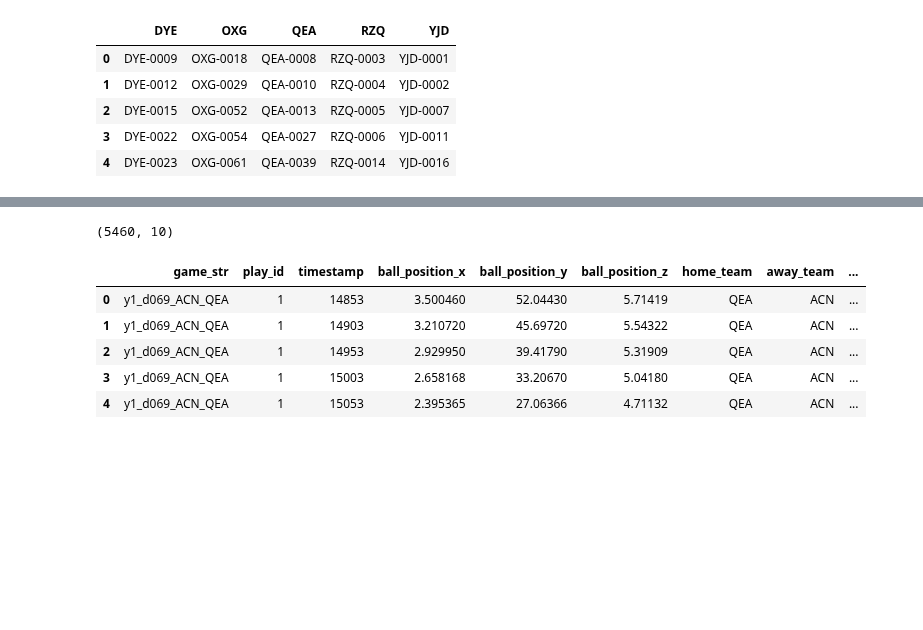
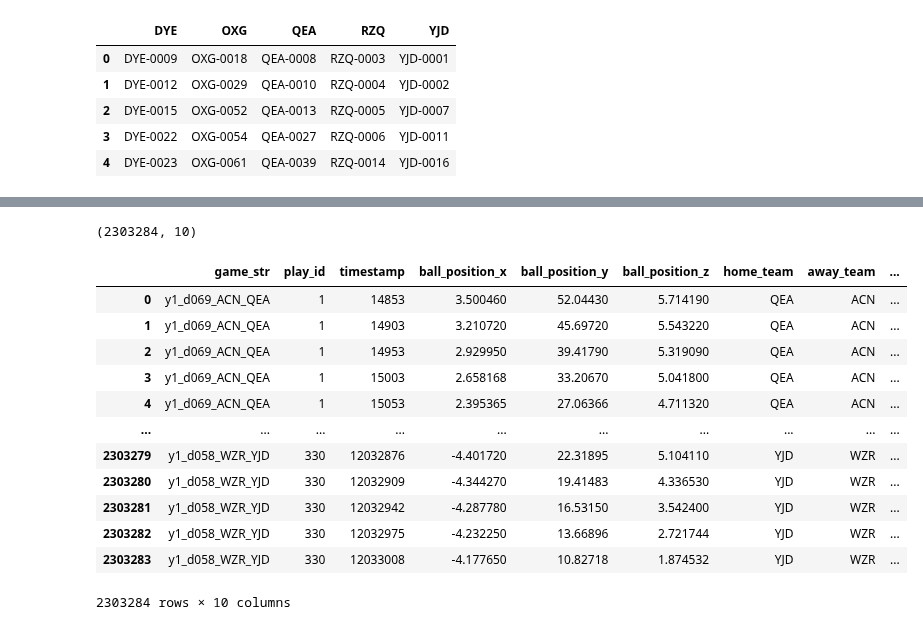
Before and after one commit to d2osborn/SMTChallenge2025, a Jupyter notebook: Team15-eda.ipynb, the cells around one changed output, grey strips where cells are left out. Saved outputs shown, nothing was run; the diff lists cells and outputs as text; code cells hidden in the pictures; blank space fills up the shorter version.

```diff
--- a/Team15-eda.ipynb
+++ b/Team15-eda.ipynb
@@ -102,13 +155,20 @@ array(['y1'], dtype=object)
 # %%
-ball_pos = con.execute("SELECT * FROM ball_pos WHERE game_str = 'y1_d069_ACN_QEA'").df().copy()
+ball_pos = con.execute("SELECT * FROM ball_pos").df().copy()
 display(ball_pos.shape)
-ball_pos.head()
+ball_pos
 # %% [output]
-(5460, 10)
+(2303284, 10)
 |  | game_str | play_id | timestamp | ball_position_x | ball_position_y | ball_position_z | home_team | away_team | ... |
-| 0 | y1_d069_ACN_QEA | 1 | 14853 | 3.500460 | 52.04430 | 5.71419 | QEA | ACN | ... |
-| 1 | y1_d069_ACN_QEA | 1 | 14903 | 3.210720 | 45.69720 | 5.54322 | QEA | ACN | ... |
-| 2 | y1_d069_ACN_QEA | 1 | 14953 | 2.929950 | 39.41790 | 5.31909 | QEA | ACN | ... |
-| 3 | y1_d069_ACN_QEA | 1 | 15003 | 2.658168 | 33.20670 | 5.04180 | QEA | ACN | ... |
-| 4 | y1_d069_ACN_QEA | 1 | 15053 | 2.395365 | 27.06366 | 4.71132 | QEA | ACN | ... |
+| 0 | y1_d069_ACN_QEA | 1 | 14853 | 3.500460 | 52.04430 | 5.714190 | QEA | ACN | ... |
+| 1 | y1_d069_ACN_QEA | 1 | 14903 | 3.210720 | 45.69720 | 5.543220 | QEA | ACN | ... |
+| 2 | y1_d069_ACN_QEA | 1 | 14953 | 2.929950 | 39.41790 | 5.319090 | QEA | ACN | ... |
+| 3 | y1_d069_ACN_QEA | 1 | 15003 | 2.658168 | 33.20670 | 5.041800 | QEA | ACN | ... |
+| 4 | y1_d069_ACN_QEA | 1 | 15053 | 2.395365 | 27.06366 | 4.711320 | QEA | ACN | ... |
+| ... | ... | ... | ... | ... | ... | ... | ... | ... | ... |
+| 2303279 | y1_d058_WZR_YJD | 330 | 12032876 | -4.401720 | 22.31895 | 5.104110 | YJD | WZR | ... |
+| 2303280 | y1_d058_WZR_YJD | 330 | 12032909 | -4.344270 | 19.41483 | 4.336530 | YJD | WZR | ... |
+| 2303281 | y1_d058_WZR_YJD | 330 | 12032942 | -4.287780 | 16.53150 | 3.542400 | YJD | WZR | ... |
+| 2303282 | y1_d058_WZR_YJD | 330 | 12032975 | -4.232250 | 13.66896 | 2.721744 | YJD | WZR | ... |
+| 2303283 | y1_d058_WZR_YJD | 330 | 12033008 | -4.177650 | 10.82718 | 1.874532 | YJD | WZR | ... |
+2303284 rows × 10 columns
 # %%
```
Also changed, not shown: parts of 9 cells of this notebook.
